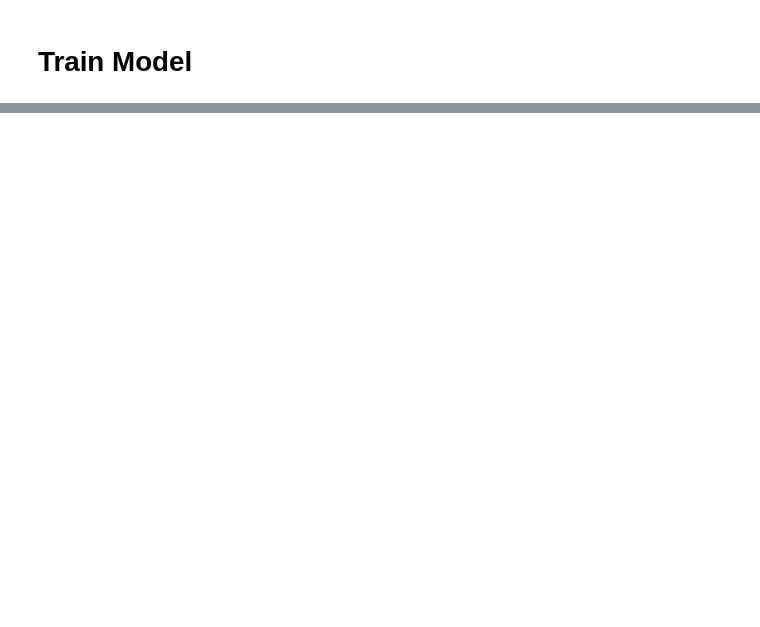
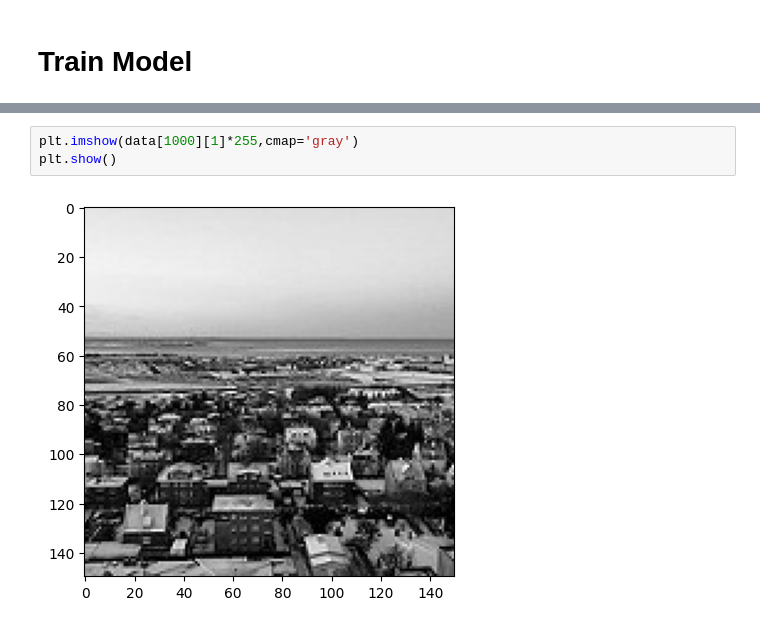
Before and after one commit to ParhamBateni/ImageColorizer, a Jupyter notebook: Autoencoder.ipynb, the cells around one changed output, grey strips where cells are left out. Saved outputs shown, nothing was run; the diff lists cells and outputs as text; blank space fills up the shorter version.

```diff
--- a/Autoencoder.ipynb
+++ b/Autoencoder.ipynb
@@ -169,0 +131,5 @@ train_data[0][1].size
+# %%
+plt.imshow(data[1000][1]*255,cmap='gray')
+plt.show()
+# %% [output]
+[figure, added]
```
Also changed, not shown: parts of 20 cells of this notebook.
